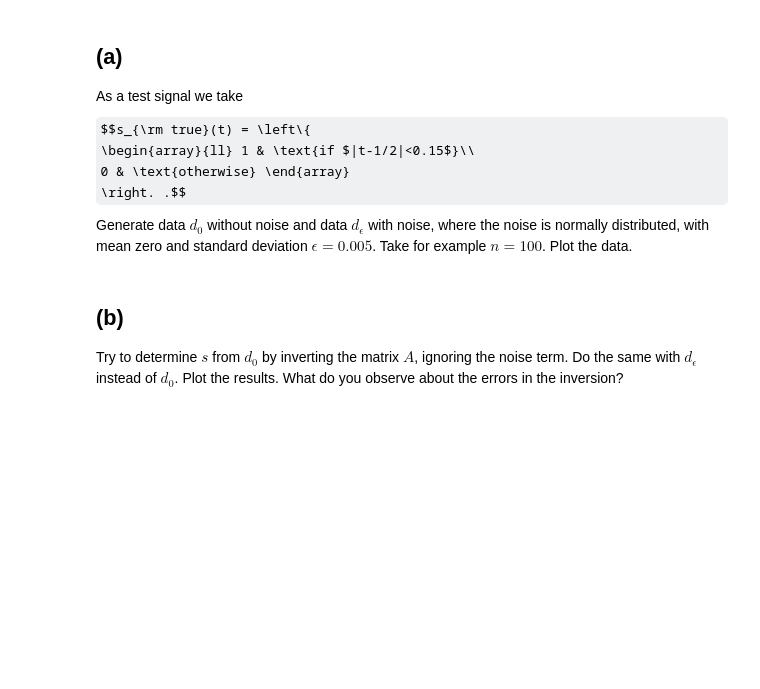
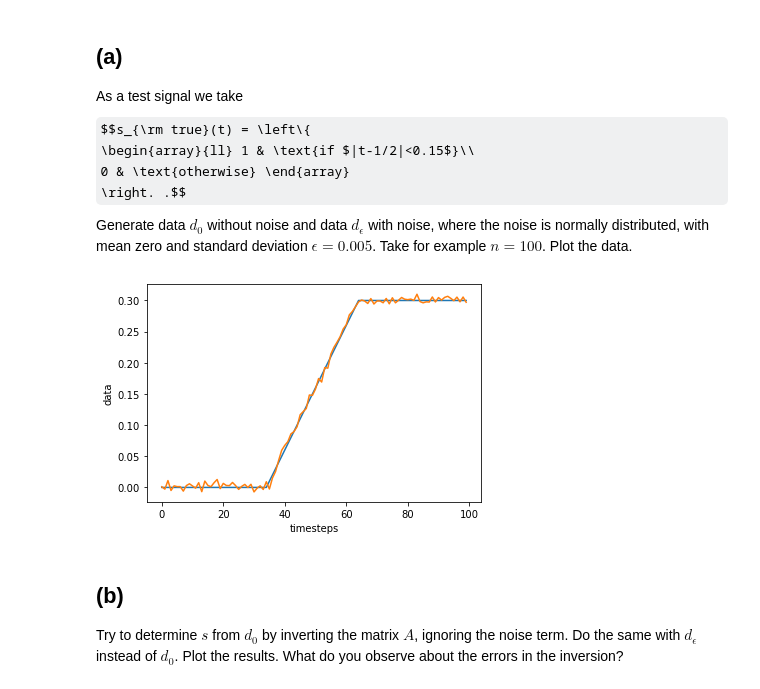
Before and after one commit to JaccovanWijk/NAHomework, a Jupyter notebook: Homework 3/Jacco.ipynb, the cells around one changed output. Saved outputs shown, nothing was run; the diff lists cells and outputs as text; code cells hidden in the pictures; some formulas as TeX source; blank space fills up the shorter version.

```diff
--- a/Homework 3/Jacco.ipynb
+++ b/Homework 3/Jacco.ipynb
@@ -44,7 +44,35 @@ $$s_{\rm true}(t) = \left\{
 Generate data $d_0$ without noise and data $d_\epsilon$ with noise, where the noise is normally distributed, with mean zero and standard deviation $\epsilon = 0.005$.
 Take for example $n=100$. Plot the data.
 # %%
-# YOUR CODE HERE
+def signal(t):
+    return np.where(np.abs(t - 1/2)<0.15, 1, 0)
+
+def data(s, n, noise_on=True):
+    h = 1/n
+    A = np.tril(h*np.ones((n,n)))
+
+    noise = np.zeros(n)
+    if noise_on:
+        noise = np.random.normal(0, 0.005, n)
+
+    return A.dot(s) + noise
+
+n = 100
+t = np.arange(0,1,1/n)
+
+s = signal(t)
+
+d_0 = data(s,n,False)
+d_e = data(s,n)
+
+plt.figure()
+plt.plot(d_0)
+plt.plot(d_e)
+plt.xlabel("timesteps")
+plt.ylabel("data")
+plt.show()
+# %% [output]
+[figure, added]
 # %% [markdown]
 ## (b)
 Try to determine $s$ from $d_0$ by inverting the matrix $A$, ignoring the noise term.
```
Also changed, not shown: parts of 2 cells of this notebook.
